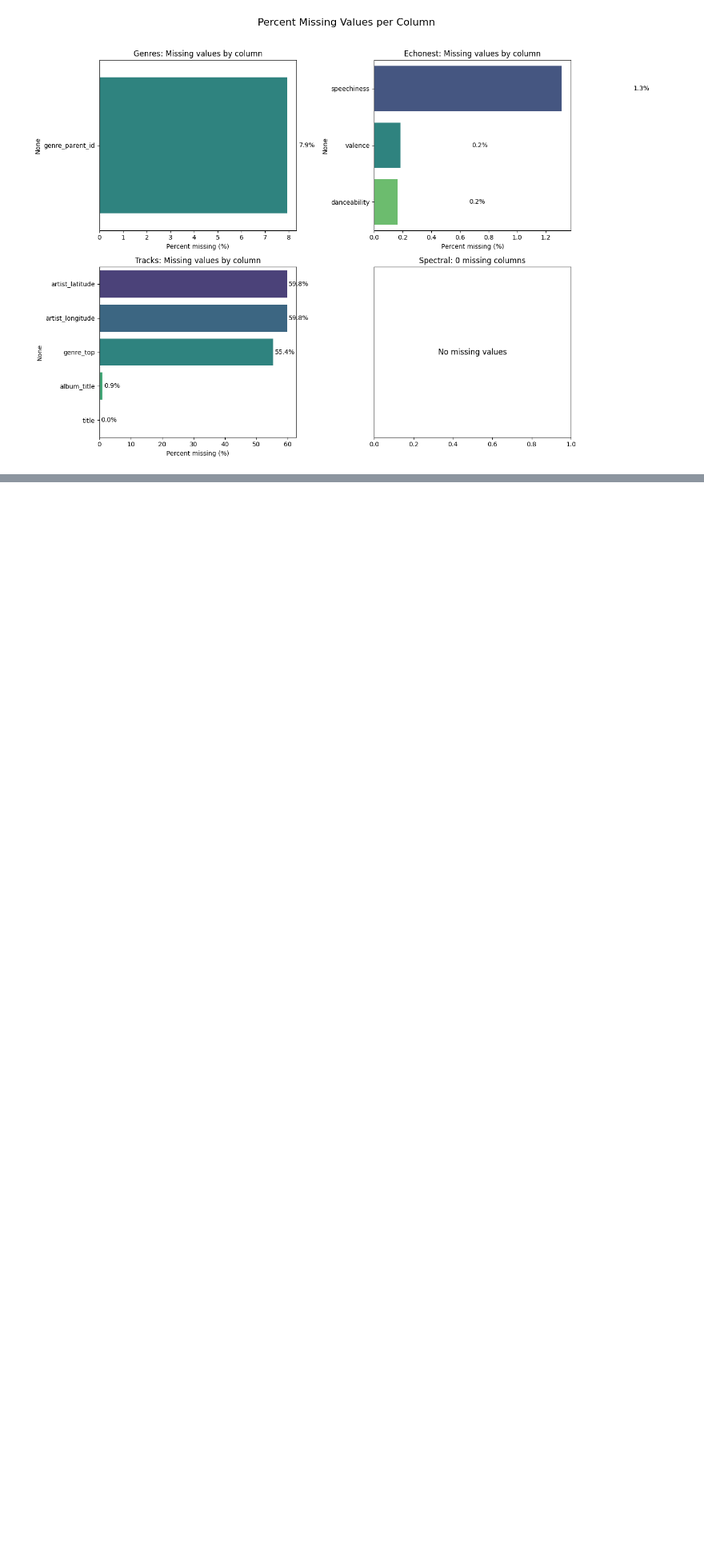
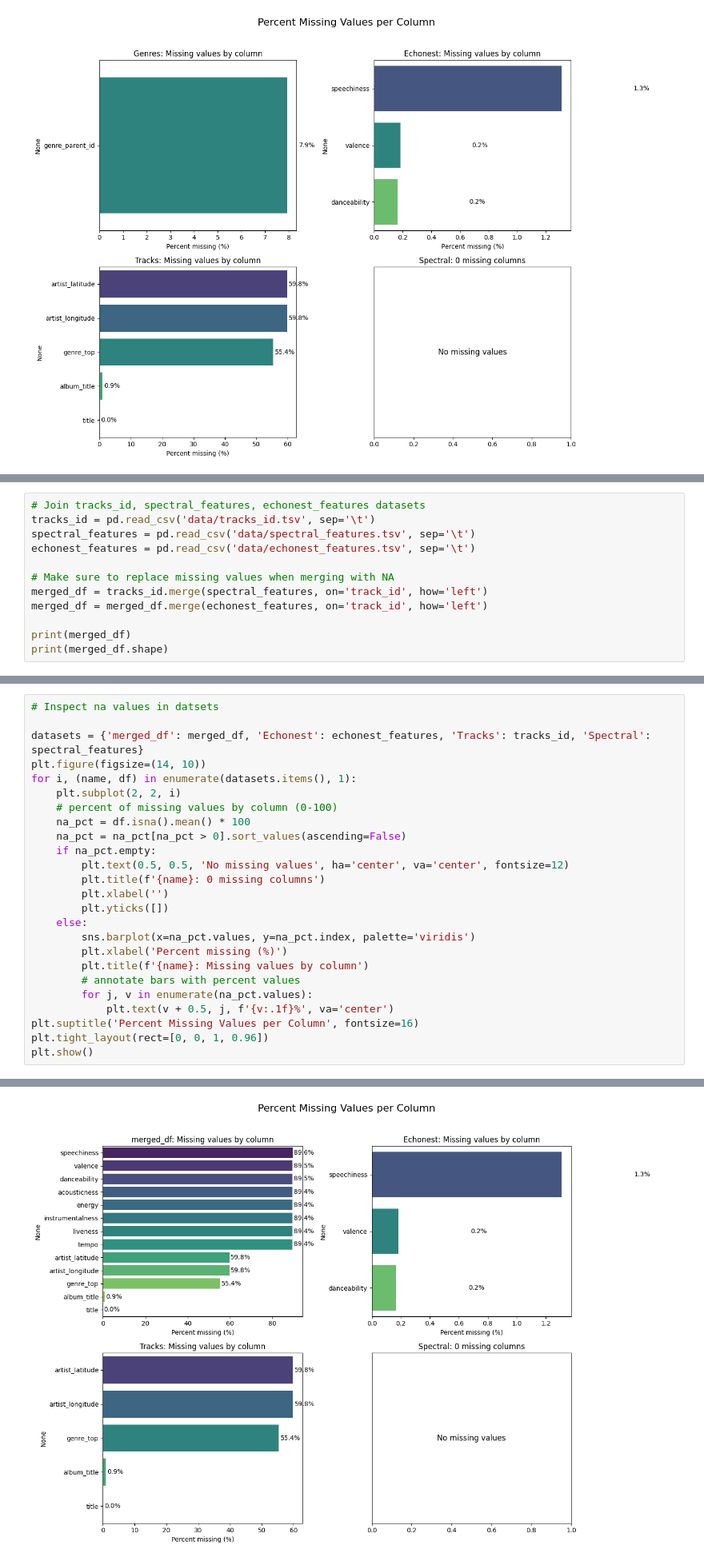
Before and after one commit to khola22/Supervised_Challenge, a Jupyter notebook: na_handling.ipynb, the cells around one changed output, grey strips where cells are left out. Shown: that part at 80% size. Saved outputs shown, nothing was run; the diff lists cells and outputs as text; blank space fills up the shorter version.

Commit message:
The right merged dataset and visualizations of NA values

```diff
--- a/na_handling.ipynb
+++ b/na_handling.ipynb
@@ -115,0 +178,12 @@ Passing `palette` without assigning `hue` is deprecated and will be removed in v
+# %%
+# Join tracks_id, spectral_features, echonest_features datasets
+tracks_id = pd.read_csv('data/tracks_id.tsv', sep='\t')
+spectral_features = pd.read_csv('data/spectral_features.tsv', sep='\t')
+echonest_features = pd.read_csv('data/echonest_features.tsv', sep='\t')
+
+# Make sure to replace missing values when merging with NA
+merged_df = tracks_id.merge(spectral_features, on='track_id', how='left')
+merged_df = merged_df.merge(echonest_features, on='track_id', how='left')
+
+print(merged_df)
+print(merged_df.shape)
@@ -115,0 +208,26 @@ Passing `palette` without assigning `hue` is deprecated and will be removed in v
+# %%
+# Inspect na values in datsets
+
+datasets = {'merged_df': merged_df, 'Echonest': echonest_features, 'Tracks': tracks_id, 'Spectral': spectral_features}
+plt.figure(figsize=(14, 10))
+for i, (name, df) in enumerate(datasets.items(), 1):
+    plt.subplot(2, 2, i)
+    # percent of missing values by column (0-100)
+    na_pct = df.isna().mean() * 100
+    na_pct = na_pct[na_pct > 0].sort_values(ascending=False)
+    if na_pct.empty:
+        plt.text(0.5, 0.5, 'No missing values', ha='center', va='center', fontsize=12)
+        plt.title(f'{name}: 0 missing columns')
+        plt.xlabel('')
+        plt.yticks([])
+    else:
+        sns.barplot(x=na_pct.values, y=na_pct.index, palette='viridis')
+        plt.xlabel('Percent missing (%)')
+        plt.title(f'{name}: Missing values by column')
+        # annotate bars with percent values
+        for j, v in enumerate(na_pct.values):
+            plt.text(v + 0.5, j, f'{v:.1f}%', va='center')
+plt.suptitle('Percent Missing Values per Column', fontsize=16)
+plt.tight_layout(rect=[0, 0, 1, 0.96])
+plt.show()
+# %% [output]
@@ -115,0 +245 @@ Passing `palette` without assigning `hue` is deprecated and will be removed in v
+[figure, added]
```
Also changed, not shown: parts of 8 cells of this notebook.
